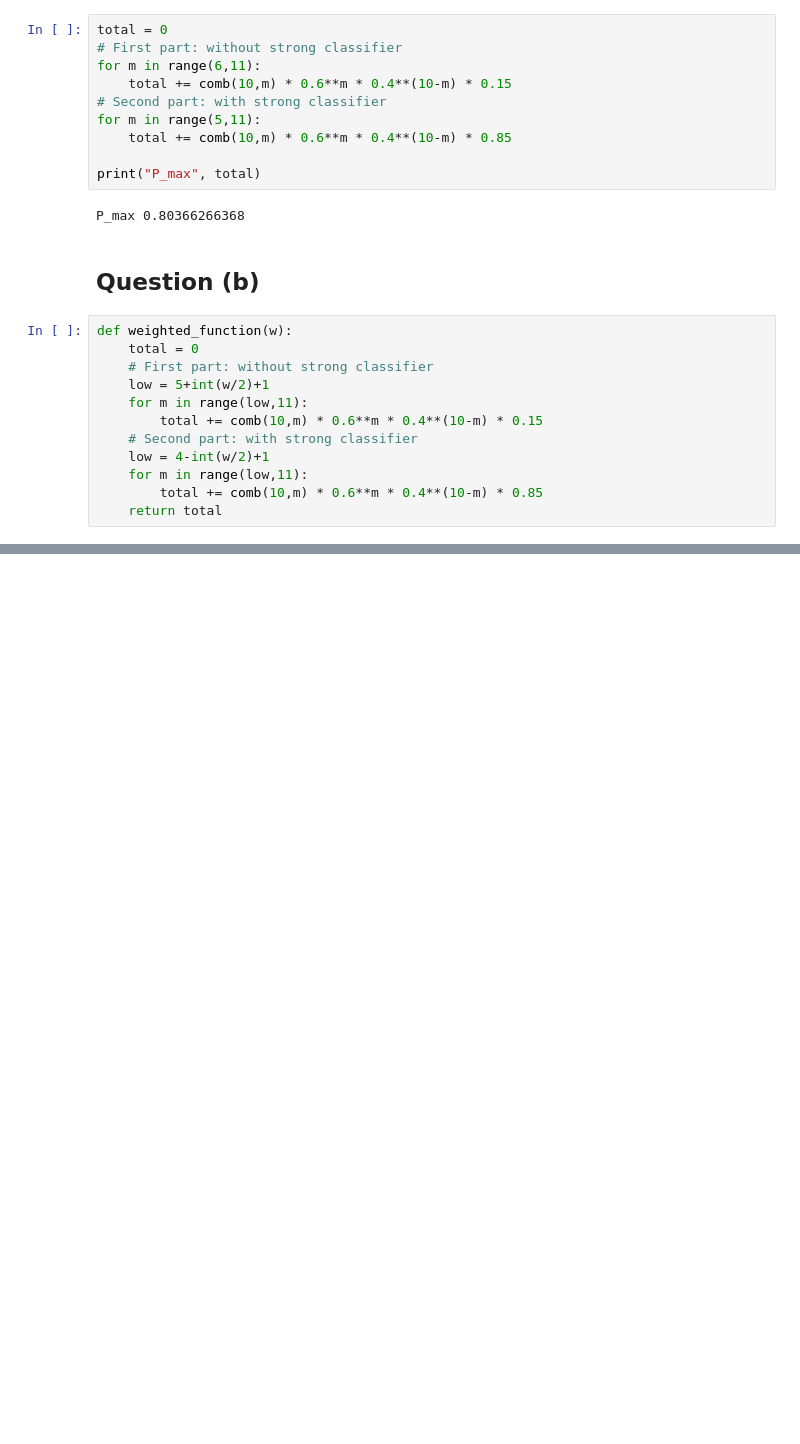
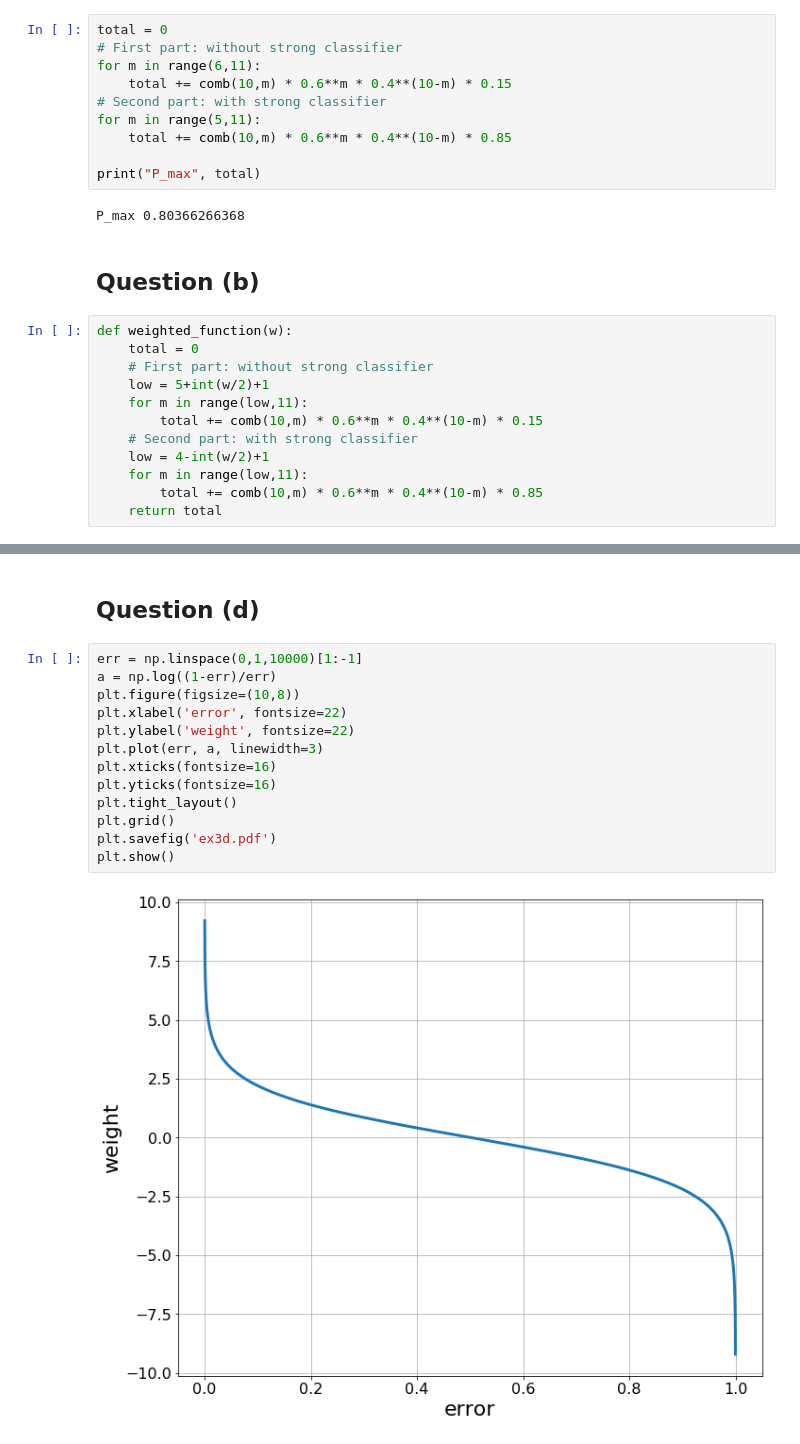
Before and after one commit to fbergh/NatCom-code, a Jupyter notebook: assignment5/Exercise3.ipynb, the cells around one changed output, grey strips where cells are left out. Saved outputs shown, nothing was run; the diff lists cells and outputs as text; blank space fills up the shorter version.

```diff
--- a/assignment5/Exercise3.ipynb
+++ b/assignment5/Exercise3.ipynb
@@ -58,0 +56,17 @@ int(6.7)
+# %% [markdown]
+## Question (d)
+# %%
+err = np.linspace(0,1,10000)[1:-1]
+a = np.log((1-err)/err)
+plt.figure(figsize=(10,8))
+plt.xlabel('error', fontsize=22)
+plt.ylabel('weight', fontsize=22)
+plt.plot(err, a, linewidth=3)
+plt.xticks(fontsize=16)
+plt.yticks(fontsize=16)
+plt.tight_layout()
+plt.grid()
+plt.savefig('ex3d.pdf')
+plt.show()
+# %% [output]
+[figure, added]
```
Also changed, not shown: parts of 3 cells of this notebook.
